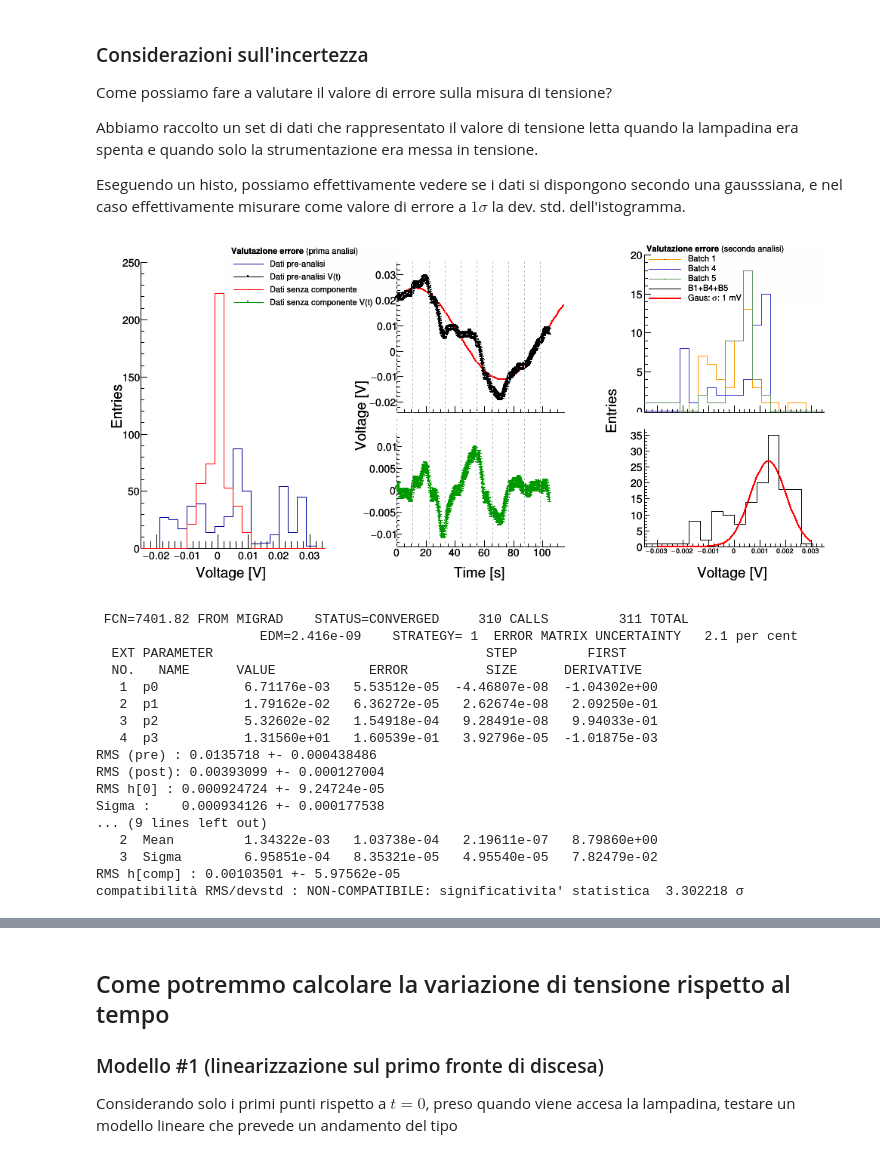
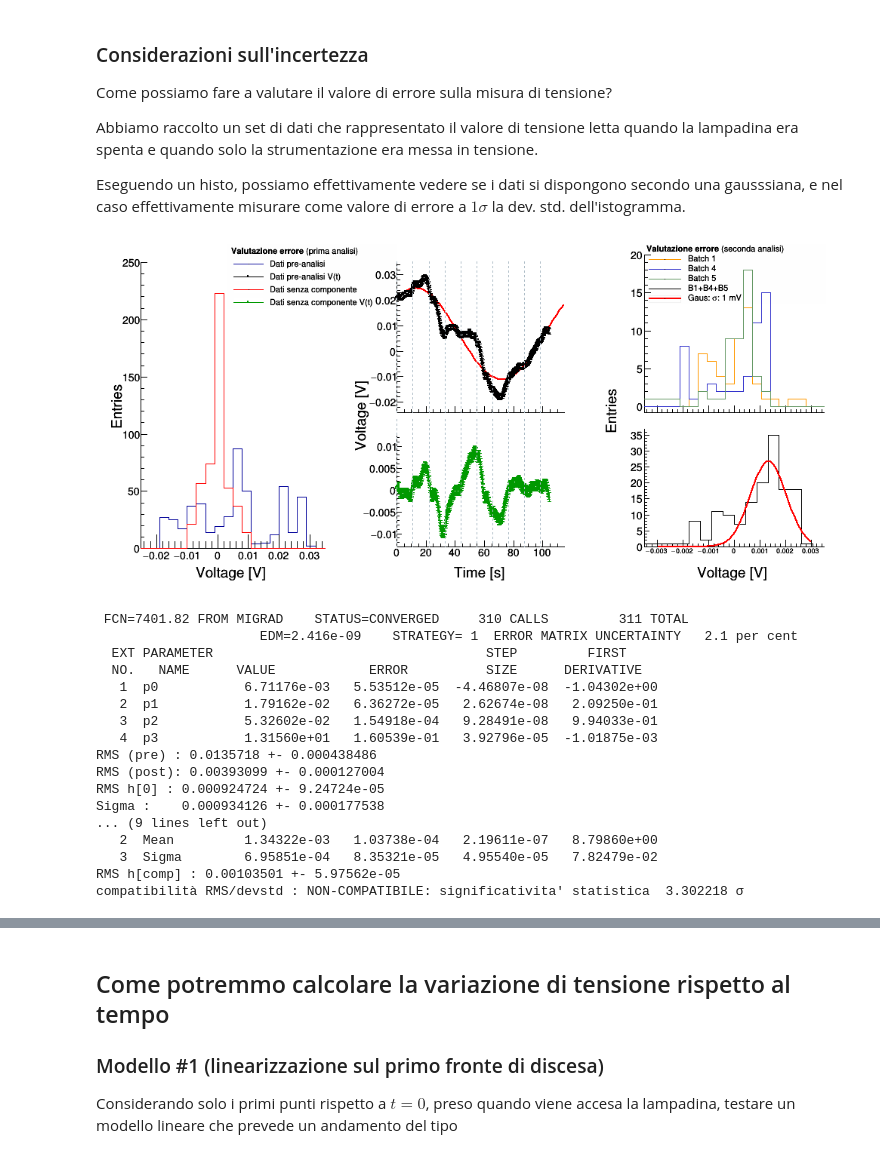
Before and after one commit to mattiasotgia/Lab2, a Jupyter notebook: esperienza_4__irraggiamento_lampadina/analisi_dati/2021_12_21_data_analysis_LAB_R2.ipynb, the cells around one changed output, grey strips where cells are left out. Cells and saved outputs as stored; diff of their text form; code cells hidden in the pictures.

```diff
--- a/esperienza_4__irraggiamento_lampadina/analisi_dati/2021_12_21_data_analysis_LAB_R2.ipynb
+++ b/esperienza_4__irraggiamento_lampadina/analisi_dati/2021_12_21_data_analysis_LAB_R2.ipynb
@@ -310,7 +310,7 @@ do{
         l4->AddEntry(h_zeroed[b], Form("Batch %d", b+1));
         h_zeroed[b]->Draw((b==0)? "HIST":"SAME");
         h_zeroed[b]->SetLineColor(b!=0? (b==4? kGreen-5:kBlue-3):kOrange-3);
-        h_zeroed[b]->GetYaxis()->SetRangeUser(-0.2, 20);
+        h_zeroed[b]->GetYaxis()->SetRangeUser(-0.8, 20);
         h_zeroed[b]->GetXaxis()->SetLimits(-0.0035, 0.0035);
         h_zeroed[b]->Fit("gaus", "Q0");
 
@@ -343,34 +343,34 @@ l3->AddEntry(hist_corrected, "Dati senza componente");
 l3->AddEntry(ghist_corrected, "Dati senza componente V(t)");
 c2->cd();
 l3->Draw();
 
 RFile->WriteObject(hist, "error_Hist");
 RFile->WriteObject(ghist, "error_GHist");
 RFile->WriteObject(hist_corrected, "error_Hist_corr");
 RFile->WriteObject(ghist_corrected, "error_GHist_corr");
 
 c2->cd(2);
 TLatex *ytitlec2 = new TLatex();
 ytitlec2->SetTextFont(43);
 ytitlec2->SetTextSize(21);
 ytitlec2->SetTextAngle(90);
 ytitlec2->DrawLatexNDC(0.05, 0.4, "Voltage [V]");
 
 c2->cd(3);
 ytitlec2->DrawLatexNDC(0.05, 0.45, "Entries");
 
 c2->cd(3)->cd(1);
 l4->AddEntry(comp, "B1+B4+B5");
 l4->AddEntry(gaus, Form("Gaus: #sigma: %d mV", 1));
 l4->Draw();
 
 c2->Draw();
 c2->SaveAs("../fig/ErrVal2.pdf");
 
 std::cout << "compatibilità RMS/devstd : " << stattools::compatible(comp->GetRMS(), comp->GetRMSError(),
                                                                     gaus->GetParameter(2), gaus->GetParError(2)) << std::endl;
 # %% [output]
-[figure, old version]
+[figure, new version]
  FCN=7401.82 FROM MIGRAD    STATUS=CONVERGED     310 CALLS         311 TOTAL
                      EDM=2.416e-09    STRATEGY= 1  ERROR MATRIX UNCERTAINTY   2.1 per cent
   EXT PARAMETER                                   STEP         FIRST
```
Also changed, not shown: parts of 2 cells of this notebook, 2 other files.
